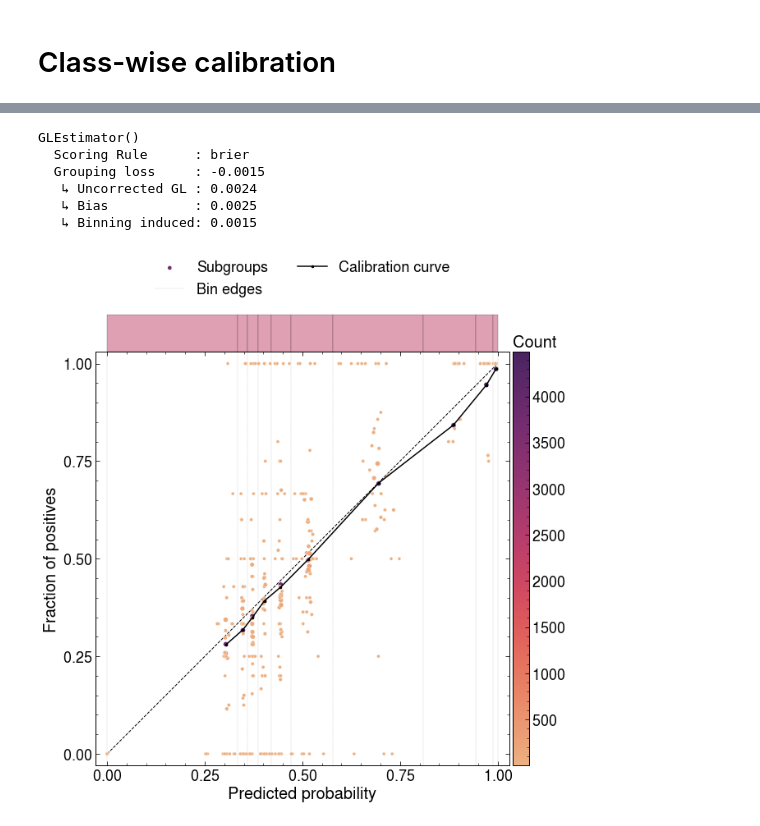
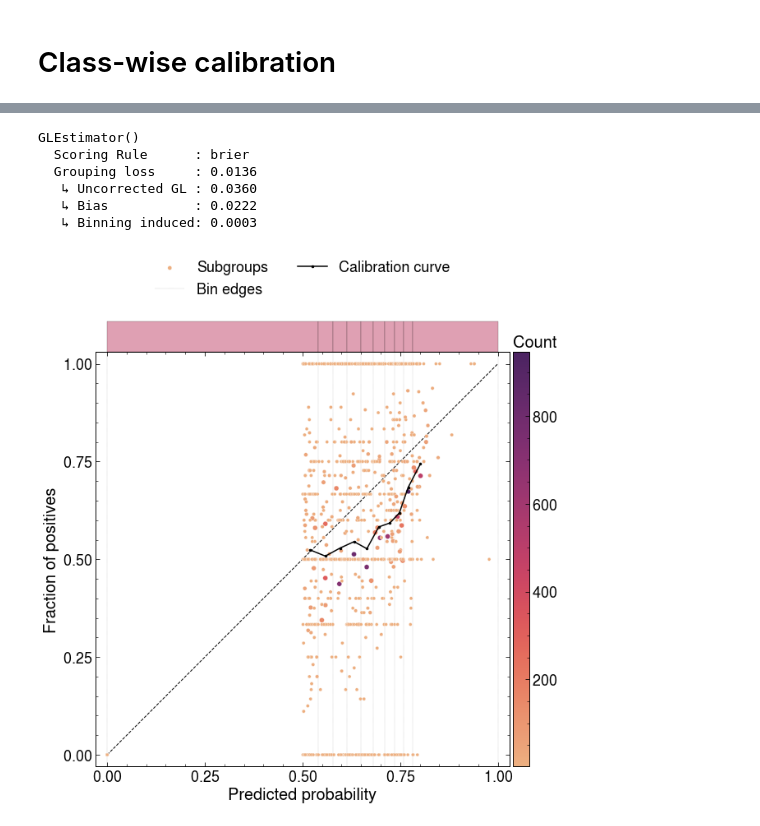
Before and after one commit to choisant/imcalML, a Jupyter notebook: notebooks/calibration.ipynb, the cells around one changed output, grey strips where cells are left out. Saved outputs shown, nothing was run; the diff lists cells and outputs as text; code cells hidden in the pictures.

Commit message:
calibration

```diff
--- a/notebooks/calibration.ipynb
+++ b/notebooks/calibration.ipynb
@@ -97,13 +103,15 @@ ResNet(
 if LOAD_VALUES:
     truth = np.load(f"../results/calibration/{MODEL_NAME}_{TEST_N_EVENTS}_events_truth.npy")
     preds = np.load(f"../results/calibration/{MODEL_NAME}_{TEST_N_EVENTS}_events_preds.npy")
-    values = np.load(f"../results/calibration/{MODEL_NAME}_{TEST_N_EVENTS}_events_values.npy")
+    confidences = np.load(f"../results/calibration/{MODEL_NAME}_{TEST_N_EVENTS}_events_confidences.npy")
+    embeddings = np.load(f"../results/calibration/{MODEL_NAME}_{TEST_N_EVENTS}_events_embeddings.npy")
 else:
     testpaths = [Path(path) for path in TEST_DATAPATHS]
     test_data = load_datasets(testpaths, DEVICE, TEST_N_EVENTS, filters=[None], transforms=None)
     test_data = Hdf5Dataset(testpaths, TEST_LABELS, DEVICE,
                             shuffle=False, filters=[None], transform=None, event_limit=TEST_N_EVENTS)
-    truth, preds, values = predict(model, test_data, CLASSES, 100, RES, DEVICE, return_values=True)
+    truth, preds, confidences, embeddings = predict(model, test_data, CLASSES, 100, RES, DEVICE, return_conf=True, return_fc=True)
     np.save(f"../results/calibration/{MODEL_NAME}_{TEST_N_EVENTS}_events_truth.npy", truth)
     np.save(f"../results/calibration/{MODEL_NAME}_{TEST_N_EVENTS}_events_preds.npy", preds)
-    np.save(f"../results/calibration/{MODEL_NAME}_{TEST_N_EVENTS}_events_values.npy", values)
+    np.save(f"../results/calibration/{MODEL_NAME}_{TEST_N_EVENTS}_events_confidences.npy", confidences)
+    np.save(f"../results/calibration/{MODEL_NAME}_{TEST_N_EVENTS}_events_embeddings.npy", embeddings)
@@ -117,7 +139,7 @@ def integer_to_vector(array, n_classes):
 
 truth_vectors = integer_to_vector(truth, CLASSES)
 preds_vectors = integer_to_vector(preds, CLASSES)
-confidences = np.array(values.tolist())
+confidences = np.array(confidences.tolist())
 # %% [markdown]
 # Look at predicted probabilities
 # %%
@@ -134,7 +156,7 @@ for i in range(CLASSES):
 # %%
 
 df = pd.DataFrame(dict(zip(["Truth", "Predictions"], [truth, preds])))
-predicted_conf = [values[i, int(j)].tolist() for i,j in enumerate(preds.tolist())]
+predicted_conf = [confidences[i, int(j)].tolist() for i,j in enumerate(preds.tolist())]
 df["Confidence"] = predicted_conf
 correct_conf = np.zeros(len(df))
 for i in range(len(df)):
@@ -233,5 +236,5 @@ torch.Size([7500])
 # %%
-glest.fit(data_X, correct_conf)
+glest.fit(embeddings, correct_conf)
 # %% [output]
 GLEstimator()
   Scoring Rule      : brier
@@ -254,20 +257,20 @@ GLEstimator()
 # %%
 from glest.core import Partitioner
 
 partitioner = Partitioner.from_name("decision_tree", n_bins=10, strategy="quantile")
 
 glest = GLEstimator(predicted_conf, partitioner=partitioner, train_size=0.5, random_state=0)
-glest.fit(data_X, correct_conf)
+glest.fit(embeddings, correct_conf)
 fig = glest.plot(fig_kw=dict(figsize=(10, 10)))
 print(glest)
 # %% [output]
 GLEstimator()
   Scoring Rule      : brier
-  Grouping loss     : -0.0015
-   ↳ Uncorrected GL : 0.0024
-   ↳ Bias           : 0.0025
-   ↳ Binning induced: 0.0015
+  Grouping loss     : 0.0136
+   ↳ Uncorrected GL : 0.0360
+   ↳ Bias           : 0.0222
+   ↳ Binning induced: 0.0003
-[figure, old version]
+[figure, new version]
 # %%
 from sklearn.tree import DecisionTreeClassifier
 
```
Also changed, not shown: parts of 15 cells of this notebook, 16 other files.
